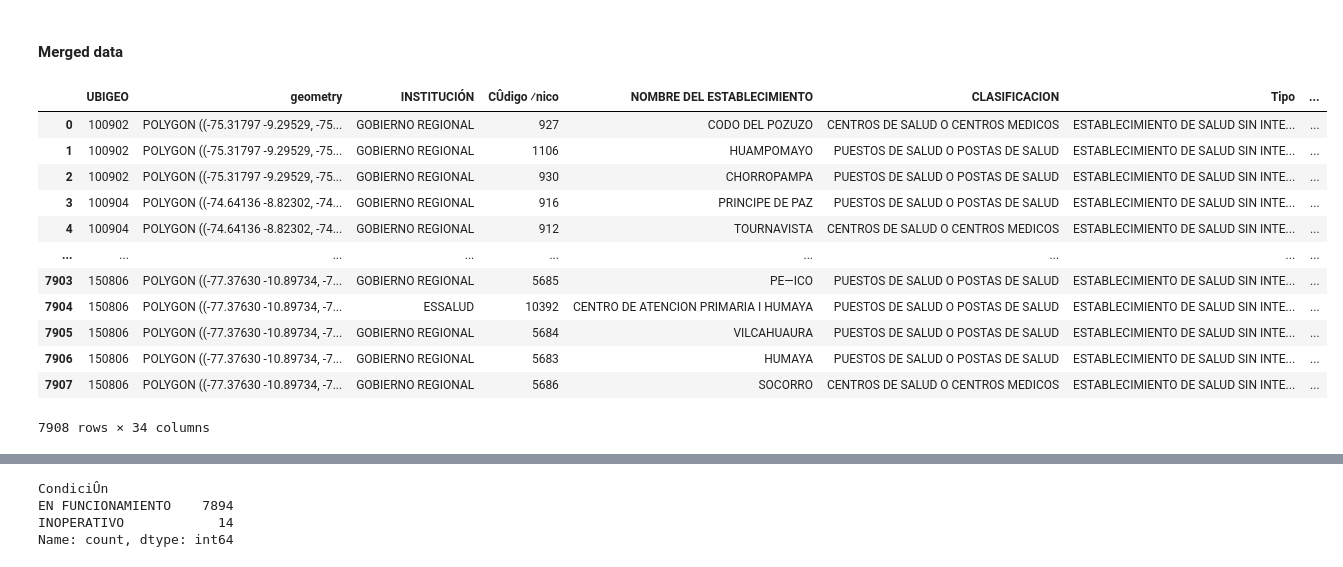
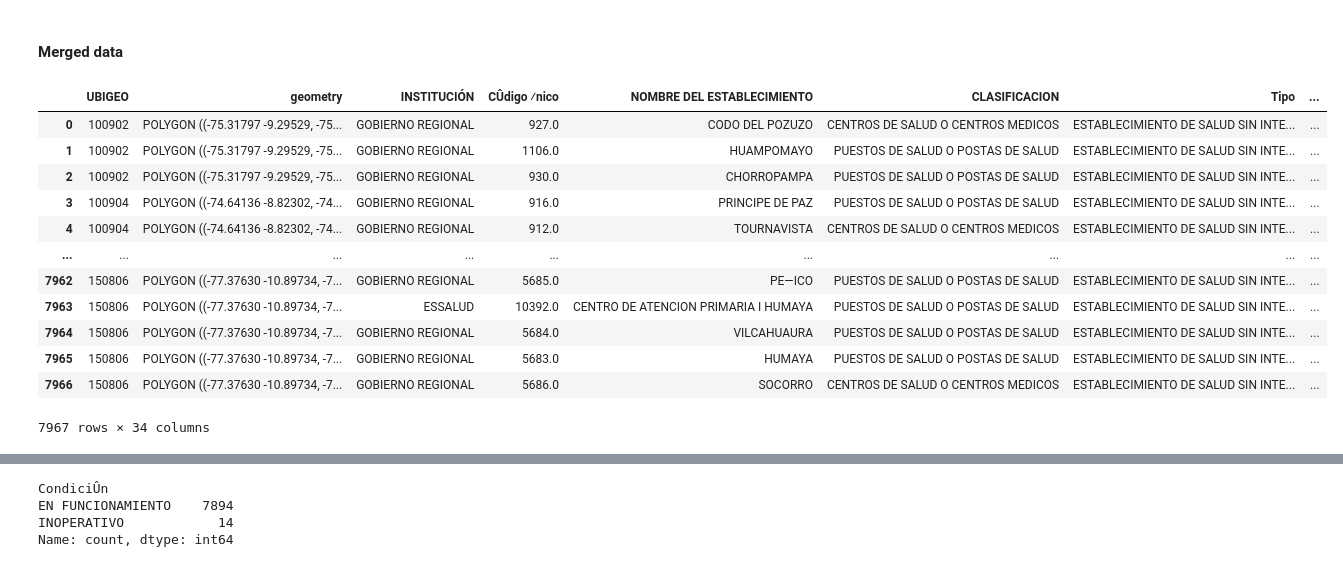
Before and after one commit to wiricardo/Hospitals-Access-Peru, a Jupyter notebook: code/estatics.ipynb, the cells around one changed output, grey strips where cells are left out. Saved outputs shown, nothing was run; the diff lists cells and outputs as text; code cells hidden in the pictures.

```diff
--- a/code/estatics.ipynb
+++ b/code/estatics.ipynb
@@ -104,22 +104,22 @@ Datum: World Geodetic System 1984 ensemble
 # %% [markdown]
 #### Merged data
 # %%
-final_dataset = pd.merge(maps, cleaned_csv, how="inner", on="UBIGEO")
+final_dataset = pd.merge(maps, cleaned_csv, how="left", on="UBIGEO")
 final_dataset
 # %% [output]
 |  | UBIGEO | geometry | INSTITUCIÓN | CÛdigo ⁄nico | NOMBRE DEL ESTABLECIMIENTO | CLASIFICACION | Tipo | ... |
-| 0 | 100902 | POLYGON ((-75.31797 -9.29529, -75... | GOBIERNO REGIONAL | 927 | CODO DEL POZUZO | CENTROS DE SALUD O CENTROS MEDICOS | ESTABLECIMIENTO DE SALUD SIN INTE... | ... |
-| 1 | 100902 | POLYGON ((-75.31797 -9.29529, -75... | GOBIERNO REGIONAL | 1106 | HUAMPOMAYO | PUESTOS DE SALUD O POSTAS DE SALUD | ESTABLECIMIENTO DE SALUD SIN INTE... | ... |
-| 2 | 100902 | POLYGON ((-75.31797 -9.29529, -75... | GOBIERNO REGIONAL | 930 | CHORROPAMPA | PUESTOS DE SALUD O POSTAS DE SALUD | ESTABLECIMIENTO DE SALUD SIN INTE... | ... |
-| 3 | 100904 | POLYGON ((-74.64136 -8.82302, -74... | GOBIERNO REGIONAL | 916 | PRINCIPE DE PAZ | PUESTOS DE SALUD O POSTAS DE SALUD | ESTABLECIMIENTO DE SALUD SIN INTE... | ... |
-| 4 | 100904 | POLYGON ((-74.64136 -8.82302, -74... | GOBIERNO REGIONAL | 912 | TOURNAVISTA | CENTROS DE SALUD O CENTROS MEDICOS | ESTABLECIMIENTO DE SALUD SIN INTE... | ... |
+| 0 | 100902 | POLYGON ((-75.31797 -9.29529, -75... | GOBIERNO REGIONAL | 927.0 | CODO DEL POZUZO | CENTROS DE SALUD O CENTROS MEDICOS | ESTABLECIMIENTO DE SALUD SIN INTE... | ... |
+| 1 | 100902 | POLYGON ((-75.31797 -9.29529, -75... | GOBIERNO REGIONAL | 1106.0 | HUAMPOMAYO | PUESTOS DE SALUD O POSTAS DE SALUD | ESTABLECIMIENTO DE SALUD SIN INTE... | ... |
+| 2 | 100902 | POLYGON ((-75.31797 -9.29529, -75... | GOBIERNO REGIONAL | 930.0 | CHORROPAMPA | PUESTOS DE SALUD O POSTAS DE SALUD | ESTABLECIMIENTO DE SALUD SIN INTE... | ... |
+| 3 | 100904 | POLYGON ((-74.64136 -8.82302, -74... | GOBIERNO REGIONAL | 916.0 | PRINCIPE DE PAZ | PUESTOS DE SALUD O POSTAS DE SALUD | ESTABLECIMIENTO DE SALUD SIN INTE... | ... |
+| 4 | 100904 | POLYGON ((-74.64136 -8.82302, -74... | GOBIERNO REGIONAL | 912.0 | TOURNAVISTA | CENTROS DE SALUD O CENTROS MEDICOS | ESTABLECIMIENTO DE SALUD SIN INTE... | ... |
 | ... | ... | ... | ... | ... | ... | ... | ... | ... |
-| 7903 | 150806 | POLYGON ((-77.37630 -10.89734, -7... | GOBIERNO REGIONAL | 5685 | PE—ICO | PUESTOS DE SALUD O POSTAS DE SALUD | ESTABLECIMIENTO DE SALUD SIN INTE... | ... |
-| 7904 | 150806 | POLYGON ((-77.37630 -10.89734, -7... | ESSALUD | 10392 | CENTRO DE ATENCION PRIMARIA I HUMAYA | PUESTOS DE SALUD O POSTAS DE SALUD | ESTABLECIMIENTO DE SALUD SIN INTE... | ... |
-| 7905 | 150806 | POLYGON ((-77.37630 -10.89734, -7... | GOBIERNO REGIONAL | 5684 | VILCAHUAURA | PUESTOS DE SALUD O POSTAS DE SALUD | ESTABLECIMIENTO DE SALUD SIN INTE... | ... |
-| 7906 | 150806 | POLYGON ((-77.37630 -10.89734, -7... | GOBIERNO REGIONAL | 5683 | HUMAYA | PUESTOS DE SALUD O POSTAS DE SALUD | ESTABLECIMIENTO DE SALUD SIN INTE... | ... |
-| 7907 | 150806 | POLYGON ((-77.37630 -10.89734, -7... | GOBIERNO REGIONAL | 5686 | SOCORRO | CENTROS DE SALUD O CENTROS MEDICOS | ESTABLECIMIENTO DE SALUD SIN INTE... | ... |
+| 7962 | 150806 | POLYGON ((-77.37630 -10.89734, -7... | GOBIERNO REGIONAL | 5685.0 | PE—ICO | PUESTOS DE SALUD O POSTAS DE SALUD | ESTABLECIMIENTO DE SALUD SIN INTE... | ... |
+| 7963 | 150806 | POLYGON ((-77.37630 -10.89734, -7... | ESSALUD | 10392.0 | CENTRO DE ATENCION PRIMARIA I HUMAYA | PUESTOS DE SALUD O POSTAS DE SALUD | ESTABLECIMIENTO DE SALUD SIN INTE... | ... |
+| 7964 | 150806 | POLYGON ((-77.37630 -10.89734, -7... | GOBIERNO REGIONAL | 5684.0 | VILCAHUAURA | PUESTOS DE SALUD O POSTAS DE SALUD | ESTABLECIMIENTO DE SALUD SIN INTE... | ... |
+| 7965 | 150806 | POLYGON ((-77.37630 -10.89734, -7... | GOBIERNO REGIONAL | 5683.0 | HUMAYA | PUESTOS DE SALUD O POSTAS DE SALUD | ESTABLECIMIENTO DE SALUD SIN INTE... | ... |
+| 7966 | 150806 | POLYGON ((-77.37630 -10.89734, -7... | GOBIERNO REGIONAL | 5686.0 | SOCORRO | CENTROS DE SALUD O CENTROS MEDICOS | ESTABLECIMIENTO DE SALUD SIN INTE... | ... |
-7908 rows × 34 columns
+7967 rows × 34 columns
 # %%
 # borrar
 
```
Also changed, not shown: parts of 7 cells of this notebook.
